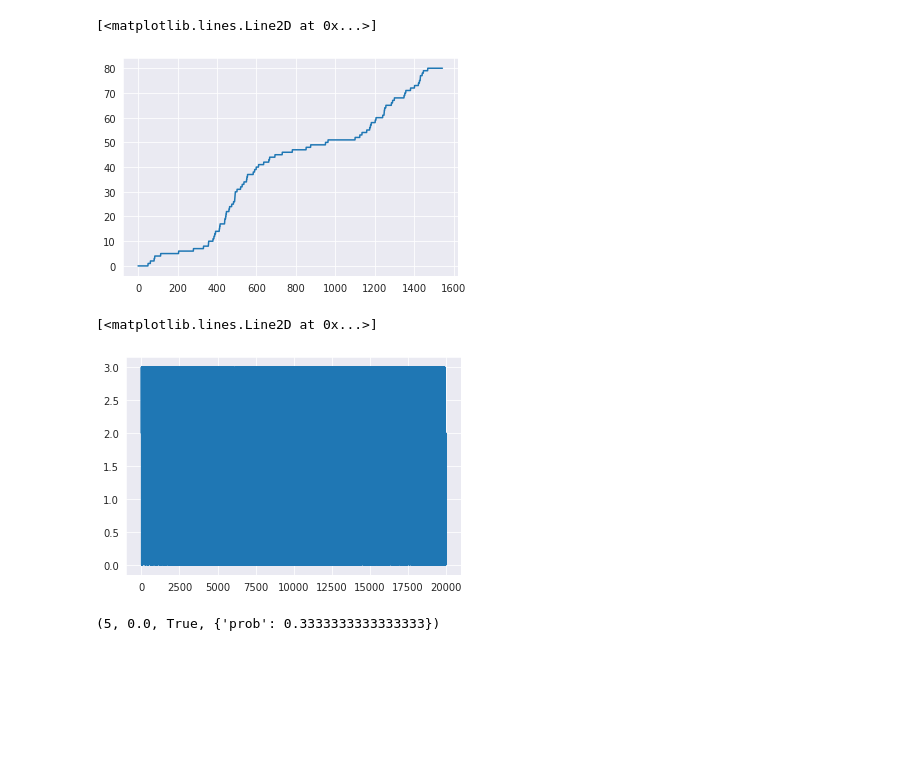
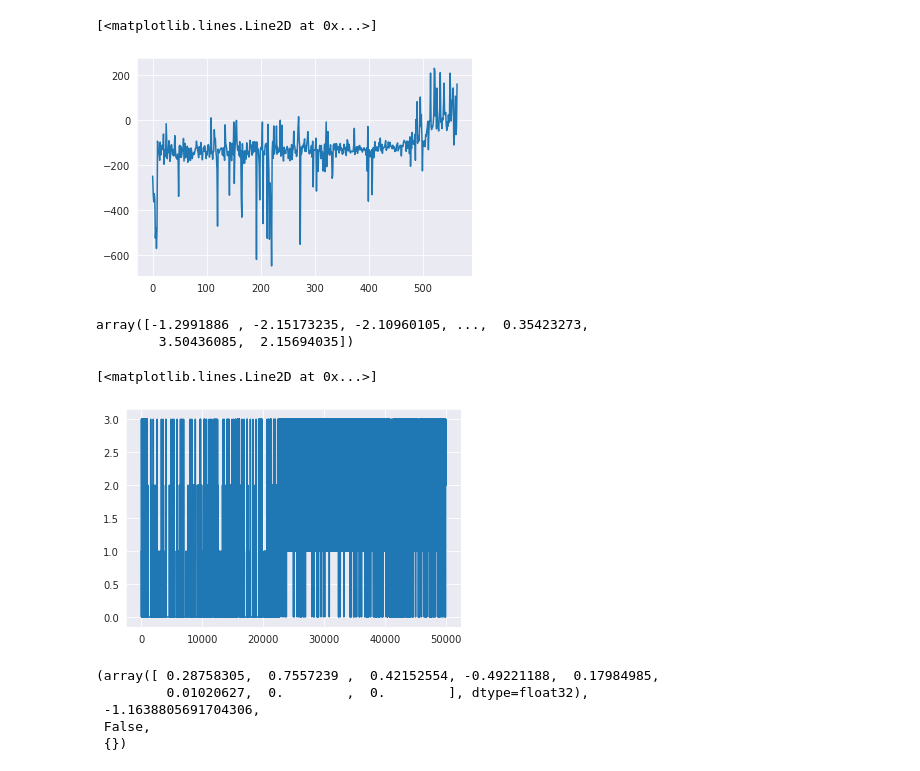
Before and after one commit to racousin/rl_introduction, a Jupyter notebook: notebooks/deep_Q-learning.ipynb, the cells around one changed output. Cells and saved outputs as stored; diff of their text form; code cells hidden in the pictures; blank space fills up the shorter version.

Commit message:
deep q available version

```diff
--- a/notebooks/deep_Q-learning.ipynb
+++ b/notebooks/deep_Q-learning.ipynb
@@ -10,7 +10,7 @@ import gym
 from time import time,sleep
 sns.set_style("darkgrid")
 # %%
-env = gym.make('FrozenLake-v0')
+env = gym.make('LunarLander-v2')
 # %%
 class Agent:
     def __init__(self, env):
@@ -210,12 +229,12 @@ class AgentDeepQEpsilonReplayMemory(Agent):
         self.model.fit([self.state.reshape(1,-1),_action.reshape(1,-1)], np.array([target]), batch_size=1, verbose=0, shuffle=False)
 # %%
 class AgentDeepQEpsilon2(Agent):
-    def __init__(self, env, eps = 0.1):
+    def __init__(self, env, eps = 0.01):
         super(AgentDeepQEpsilon2, self).__init__(env)
         self.gamma = 0.99    # discount rate
         self.eps = eps
         self.action_shape = env.action_space.n
-        self.state_shape = env.observation_space.n #shape[0]
+        self.state_shape = env.observation_space.shape[0]
         self.model = self._build_model()
 
         self.state = None
@@ -224,16 +243,18 @@ class AgentDeepQEpsilon2(Agent):
 
     def _build_model(self):
         input_state = Input(name='input_state', shape=(self.state_shape,), dtype='float32')
-        x = Dense(16, activation='relu')(input_state)
+        x = Dense(32, activation='relu')(input_state)
+        x = Dense(32, activation='relu')(x)
+        x = Dense(32, activation='relu')(x)
         x = Dense(self.action_shape, activation='linear')(x)
         model = Model(inputs=input_state, outputs=x)
         model.compile(loss='mse')
         return model
 
     def act(self, state):
-        _ = np.zeros(self.state_shape)
-        _[state] = 1
-        state = _
+        #_ = np.zeros(self.state_shape)
+        #_[state] = 1
+        #state = _
         self.state = state
         self.predicted_Q = self.model.predict(state.reshape(1,-1))[0]
         if np.random.rand() < self.eps:
@@ -243,9 +264,9 @@ class AgentDeepQEpsilon2(Agent):
         return self.action
 
     def train(self, next_state, reward, done):
-        _ = np.zeros(self.state_shape)
-        _[next_state] = 1
-        next_state = _
+        #_ = np.zeros(self.state_shape)
+        #_[next_state] = 1
+        #next_state = _
         predicted_Q_next_state = self.model.predict(next_state.reshape(1,-1))[0]
         target = self.predicted_Q
         if done is True:
@@ -256,6 +277,6 @@ class AgentDeepQEpsilon2(Agent):
 # %%
 agent_deepQ_epsilon2 = AgentDeepQEpsilon2(env)
 # %%
-run = RunAgentEnv(agent_deepQ_epsilon2, env, 20000)
+run = RunAgentEnv(agent_deepQ_epsilon2, env, 50000)
 # %%
 rewards, ep_rewards = run.run_experiment()
@@ -262,14 +301,23 @@ rewards, ep_rewards = run.run_experiment()
 # %%
-plt.plot(np.cumsum(ep_rewards))
+plt.plot(ep_rewards)
 # %% [output]
 [<matplotlib.lines.Line2D at 0x...>]
-[figure, old version]
+[figure, new version]
+# %%
+rewards
+# %% [output]
+array([-1.2991886 , -2.15173235, -2.10960105, ...,  0.35423273,
+        3.50436085,  2.15694035])
 # %%
 plt.plot(run.actions)
 # %% [output]
 [<matplotlib.lines.Line2D at 0x...>]
-[figure, old version]
+[figure, new version]
 # %%
 env.step(0)
 # %% [output]
-(5, 0.0, True, {'prob': 0.3333333333333333})
+(array([ 0.28758305,  0.7557239 ,  0.42152554, -0.49221188,  0.17984985,
+         0.01020627,  0.        ,  0.        ], dtype=float32),
+ -1.1638805691704306,
+ False,
+ {})
```
Also changed, not shown: parts of 6 cells of this notebook.
